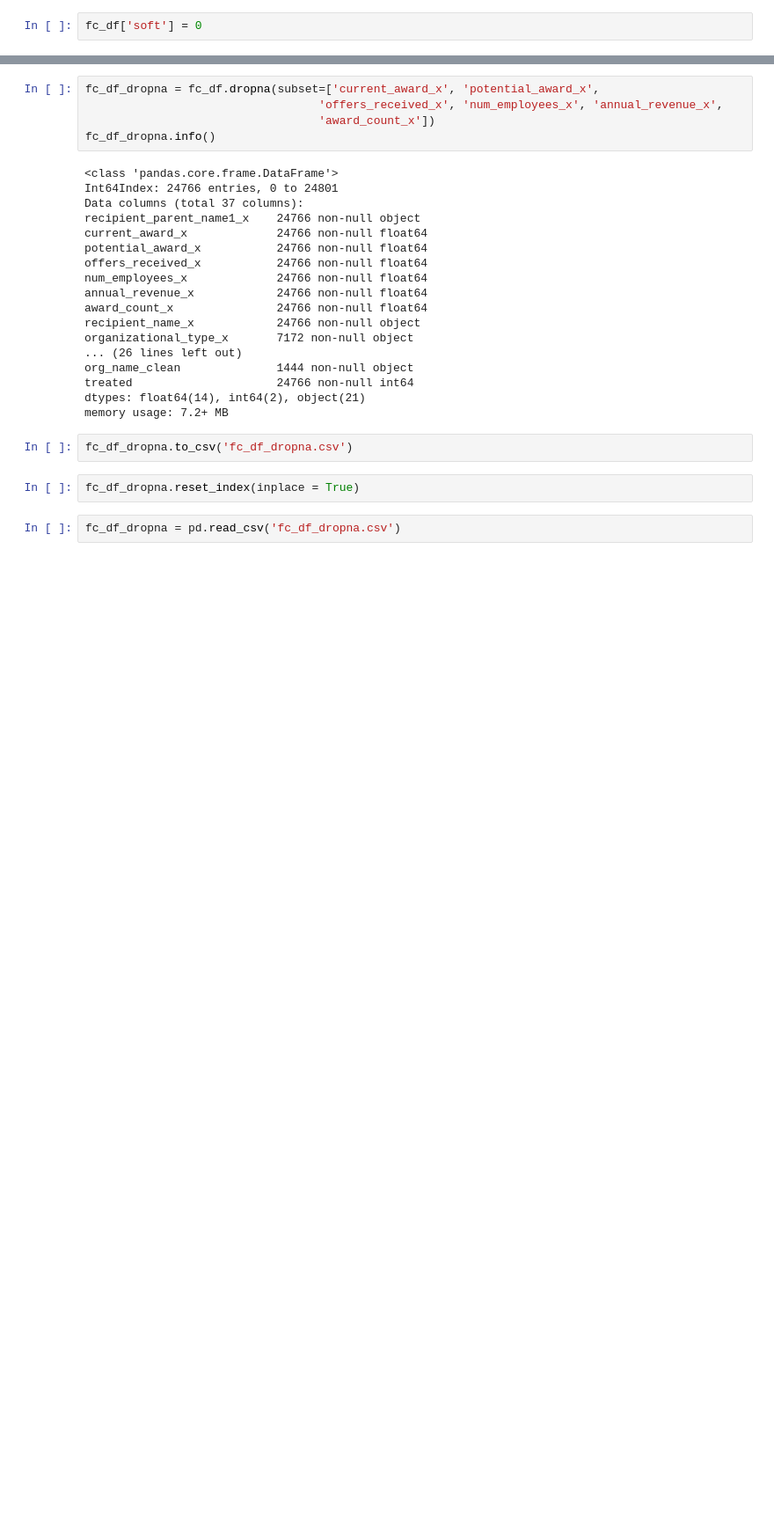
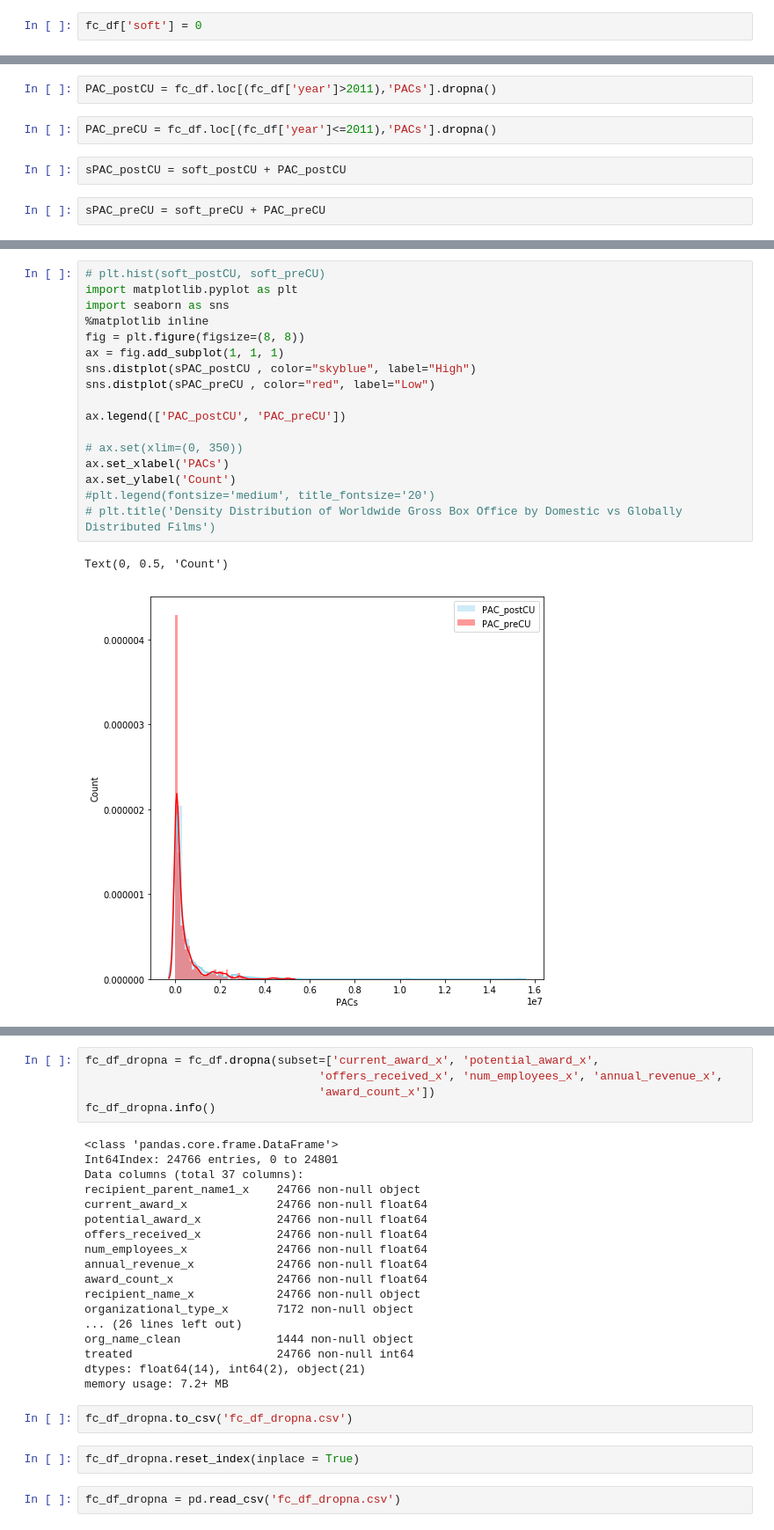
Before and after one commit to yontartu/citizens-united, a Jupyter notebook: append.ipynb, the cells around one changed output, grey strips where cells are left out. Shown at 88% size. Drawn from its saved outputs; the diff is of its cells as text; blank space fills up the shorter version.

```diff
--- a/append.ipynb
+++ b/append.ipynb
@@ -989,0 +955,8 @@ fc_df.head(1000)
+# %%
+PAC_postCU = fc_df.loc[(fc_df['year']>2011),'PACs'].dropna()
+# %%
+PAC_preCU = fc_df.loc[(fc_df['year']<=2011),'PACs'].dropna()
+# %%
+sPAC_postCU = soft_postCU + PAC_postCU
+# %%
+sPAC_preCU = soft_preCU + PAC_preCU
@@ -989,0 +981,20 @@ fc_df.head(1000)
+# %%
+# plt.hist(soft_postCU, soft_preCU)
+import matplotlib.pyplot as plt
+import seaborn as sns
+%matplotlib inline
+fig = plt.figure(figsize=(8, 8))
+ax = fig.add_subplot(1, 1, 1)
+sns.distplot(sPAC_postCU , color="skyblue", label="High")
+sns.distplot(sPAC_preCU , color="red", label="Low")
+
+ax.legend(['PAC_postCU', 'PAC_preCU'])
+
+# ax.set(xlim=(0, 350))
+ax.set_xlabel('PACs')
+ax.set_ylabel('Count')
+#plt.legend(fontsize='medium', title_fontsize='20')
+# plt.title('Density Distribution of Worldwide Gross Box Office by Domestic vs Globally Distributed Films')
+# %% [output]
+Text(0, 0.5, 'Count')
+[figure, added]
```
Also changed, not shown: parts of 54 cells of this notebook, 1 other file.
